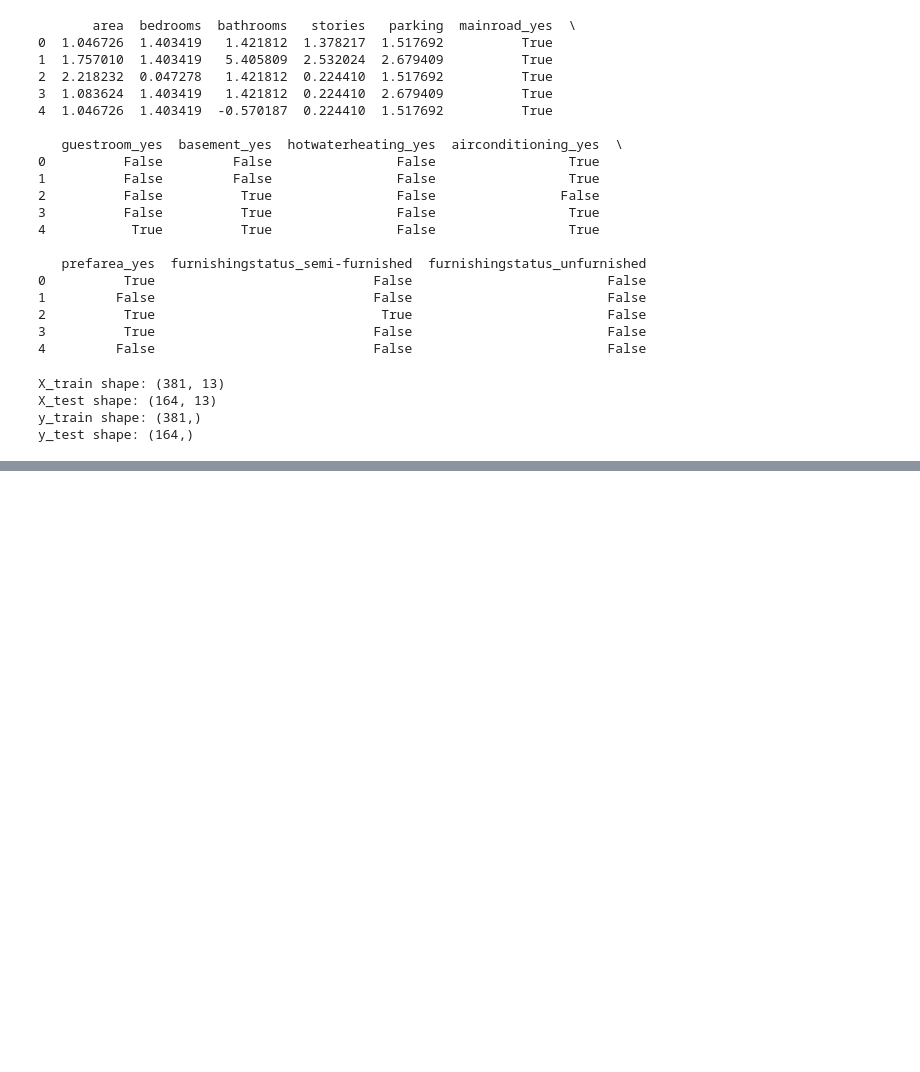
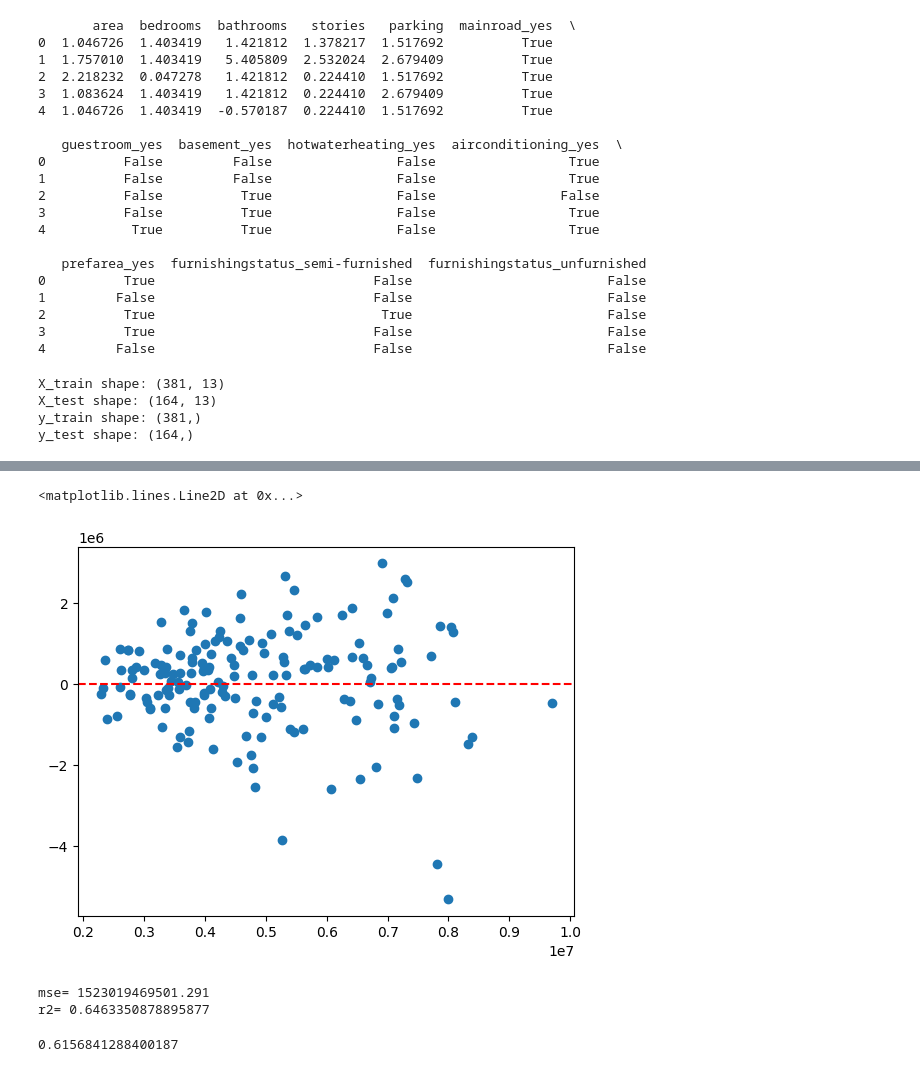
Before and after one commit to mudavathkalyan/ML, a Jupyter notebook: week4/MultipleLinearRegression.ipynb, the cells around one changed output, grey strips where cells are left out. Drawn from its saved outputs; the diff is of its cells as text; code cells hidden in the pictures; blank space fills up the shorter version.

```diff
--- a/week4/MultipleLinearRegression.ipynb
+++ b/week4/MultipleLinearRegression.ipynb
@@ -261,8 +322,31 @@ y_test shape: (164,)
 # %%
 #14  Predic on the test set
+y_test_pred=model.predict(X_test)
+test_errors=y_test_pred-y_test
 # %%
 #15 Residual plot - plot y_pred in x axis and errors in y axis
+plt.scatter(y_test_pred,test_errors)
+plt.axhline(y=0,color='r',linestyle='--')
+# %% [output]
+<matplotlib.lines.Line2D at 0x...>
+[figure, added]
 # %%
 #16 Print Mean Squared Error and R Squared Value
+from sklearn.metrics import mean_squared_error,r2_score
+mse=mean_squared_error(y_test,y_test_pred)
+r2=r2_score(y_test,y_test_pred)
+print("mse=",mse)
+print("r2=",r2)
+# %% [output]
+mse= 1523019469501.291
+r2= 0.6463350878895877
 # %%
 #17 Check  Adjusted R Squared Value(by selecting different no of input variables insted of all)
+
+# Adjusted R2=1-(1-R^2)(n11) / (n-p-1)
+n=X_test.shape[0]
+p=X_test.shape[1]
+ar2=1-(1-r2)*((n-1)/(n-p-1))
+print(ar2)
+# %% [output]
+0.6156841288400187
```
Also changed, not shown: parts of 7 cells of this notebook.
